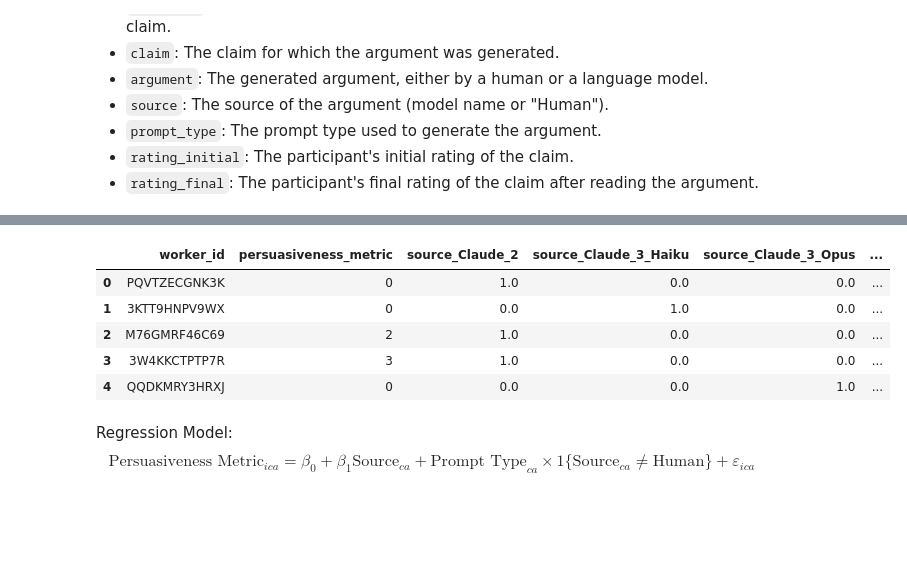
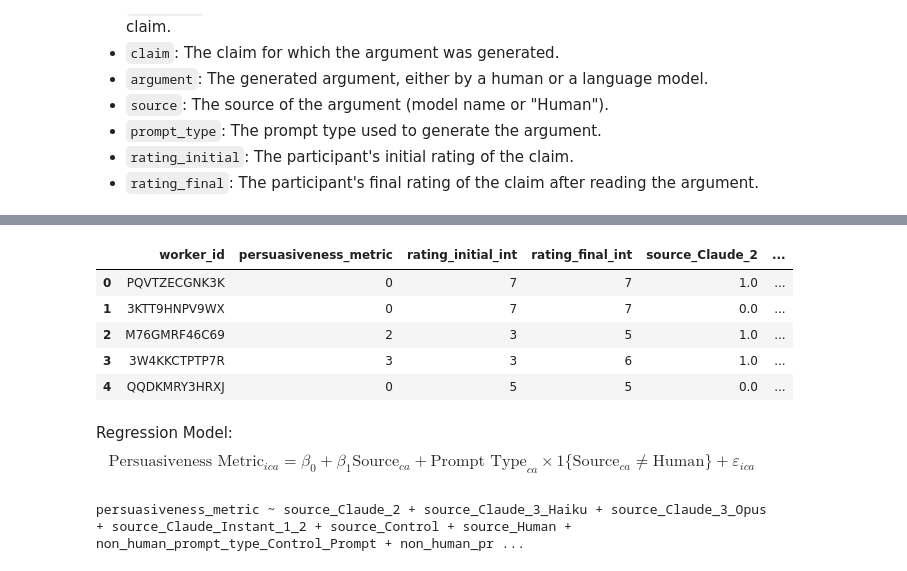
Before and after one commit to Bo-Feng-1024/LLM-Persuasion, a Jupyter notebook: Measuring_the_Persuasiveness_of_Language_Models.ipynb, the cells around one changed output, grey strips where cells are left out. Drawn from its saved outputs; the diff is of its cells as text; code cells hidden in the pictures; blank space fills up the shorter version.

```diff
--- a/Measuring_the_Persuasiveness_of_Language_Models.ipynb
+++ b/Measuring_the_Persuasiveness_of_Language_Models.ipynb
@@ -100,21 +231,26 @@ df['not_human'] = (df['source_Human'] == 0).astype(int)
 # %%
 # Create interaction terms: non-human * prompt type
-for prompt in df.columns[df.columns.str.startswith('prompt_type_')]:
-    df[f'non_human_{prompt}'] = df[prompt] * df['not_human']
+for prompt in df_reg.columns[df_reg.columns.str.startswith('prompt_type_')]:
+    df_reg[f'non_human_{prompt}'] = df_reg[prompt] * df_reg['not_human']
 # %%
-# Rename columns to remove spaces
-df.columns = df.columns.str.replace(' ', '_')
+# Rename columns to remove spaces and period
+df_reg.columns = df_reg.columns.str.replace(' ', '_')
+df_reg.columns = df_reg.columns.str.replace('.', '_')
+# %%
+# generate categories of int variables: claim_cat and argument_cat from string variables claim and argument
+df_reg['claim_cat'] = df_reg['claim'].astype('category').cat.codes
+df_reg['argument_cat'] = df_reg['argument'].astype('category').cat.codes
 # %%
 # drop columns
-df.drop(columns=["claim",	"argument",	"rating_initial",	"rating_final", "not_human"], inplace=True)
+df_reg.drop(columns=["claim",	"argument",	"rating_initial",	"rating_final", "not_human"], inplace=True)
 # %%
-df.head()
+df_reg.head()
 # %% [output]
-|  | worker_id | persuasiveness_metric | source_Claude_2 | source_Claude_3_Haiku | source_Claude_3_Opus | ... |
-| 0 | PQVTZECGNK3K | 0 | 1.0 | 0.0 | 0.0 | ... |
-| 1 | 3KTT9HNPV9WX | 0 | 0.0 | 1.0 | 0.0 | ... |
-| 2 | M76GMRF46C69 | 2 | 1.0 | 0.0 | 0.0 | ... |
-| 3 | 3W4KKCTPTP7R | 3 | 1.0 | 0.0 | 0.0 | ... |
-| 4 | QQDKMRY3HRXJ | 0 | 0.0 | 0.0 | 1.0 | ... |
+|  | worker_id | persuasiveness_metric | rating_initial_int | rating_final_int | source_Claude_2 | ... |
+| 0 | PQVTZECGNK3K | 0 | 7 | 7 | 1.0 | ... |
+| 1 | 3KTT9HNPV9WX | 0 | 7 | 7 | 0.0 | ... |
+| 2 | M76GMRF46C69 | 2 | 3 | 5 | 1.0 | ... |
+| 3 | 3W4KKCTPTP7R | 3 | 3 | 6 | 1.0 | ... |
+| 4 | QQDKMRY3HRXJ | 0 | 5 | 5 | 0.0 | ... |
 # %% [markdown]
 Regression Model: $$\text{Persuasiveness Metric}_{ica} = \beta_0 + \beta_1 \text{Source}_{ca} + \text{Prompt Type}_{ca} \times \mathcal{1}\{ \text{Source}_{ca} \neq \text{Human} \} + \varepsilon_{ica}$$
@@ -124,2 +257,14 @@ formula = 'persuasiveness_metric ~ ' + ' + '.join(df.columns[df.columns.str.star
+# %%
+# Create the formula by concatenating column names that start with 'source_' and 'non_human_'
+source_columns = ' + '.join(df_reg.columns[df_reg.columns.str.startswith('source_')])
+non_human_columns = ' + '.join(df_reg.columns[df_reg.columns.str.startswith('non_human_')])
+
+# Combine both parts into the full formula
+formula = f'persuasiveness_metric ~ {source_columns} + {non_human_columns}'
+
+# Display the formula
+print(formula)
+# %% [output]
+persuasiveness_metric ~ source_Claude_2 + source_Claude_3_Haiku + source_Claude_3_Opus + source_Claude_Instant_1_2 + source_Control + source_Human + non_human_prompt_type_Control_Prompt + non_human_pr ...
 # %%
 # Fit the regression model with fixed effects
```
Also changed, not shown: parts of 39 cells of this notebook.
